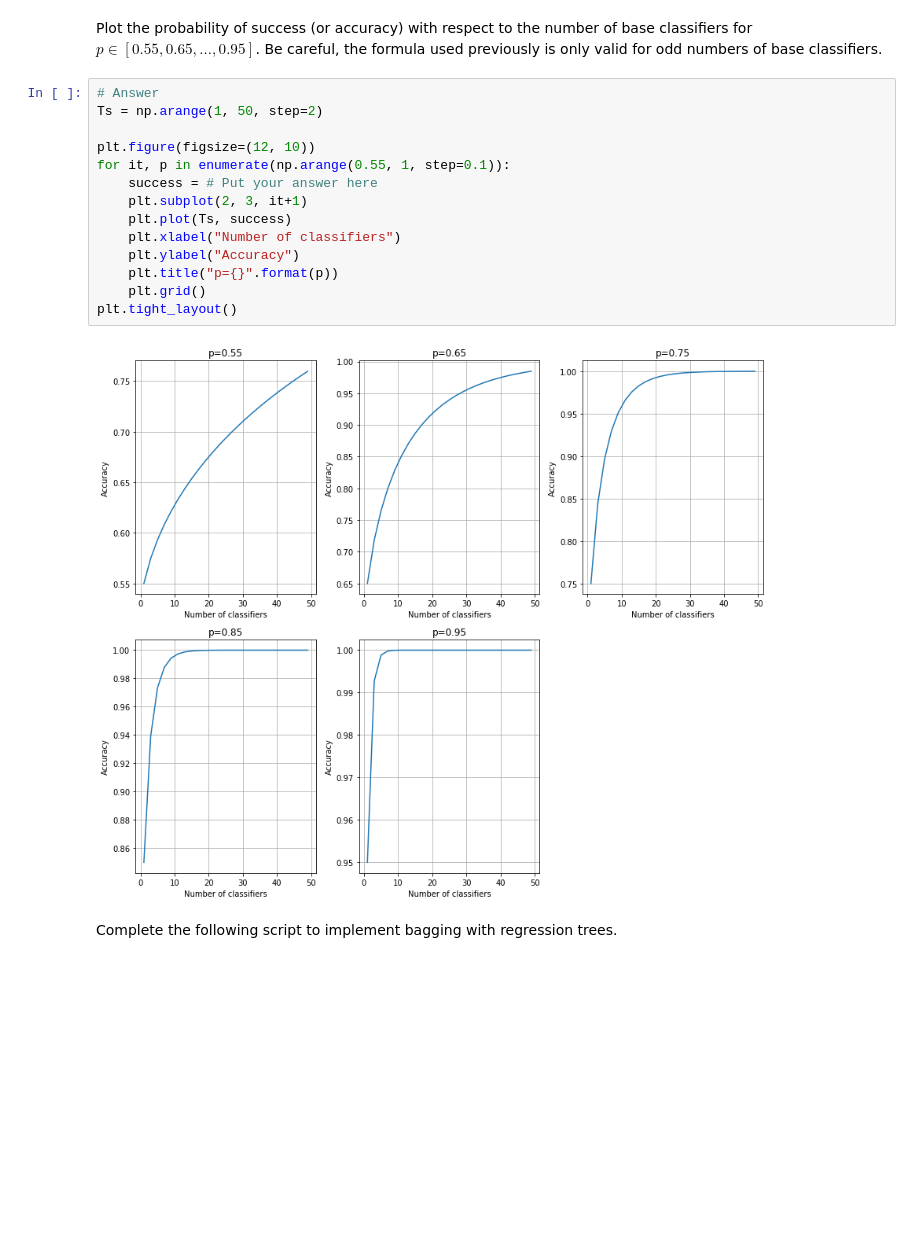
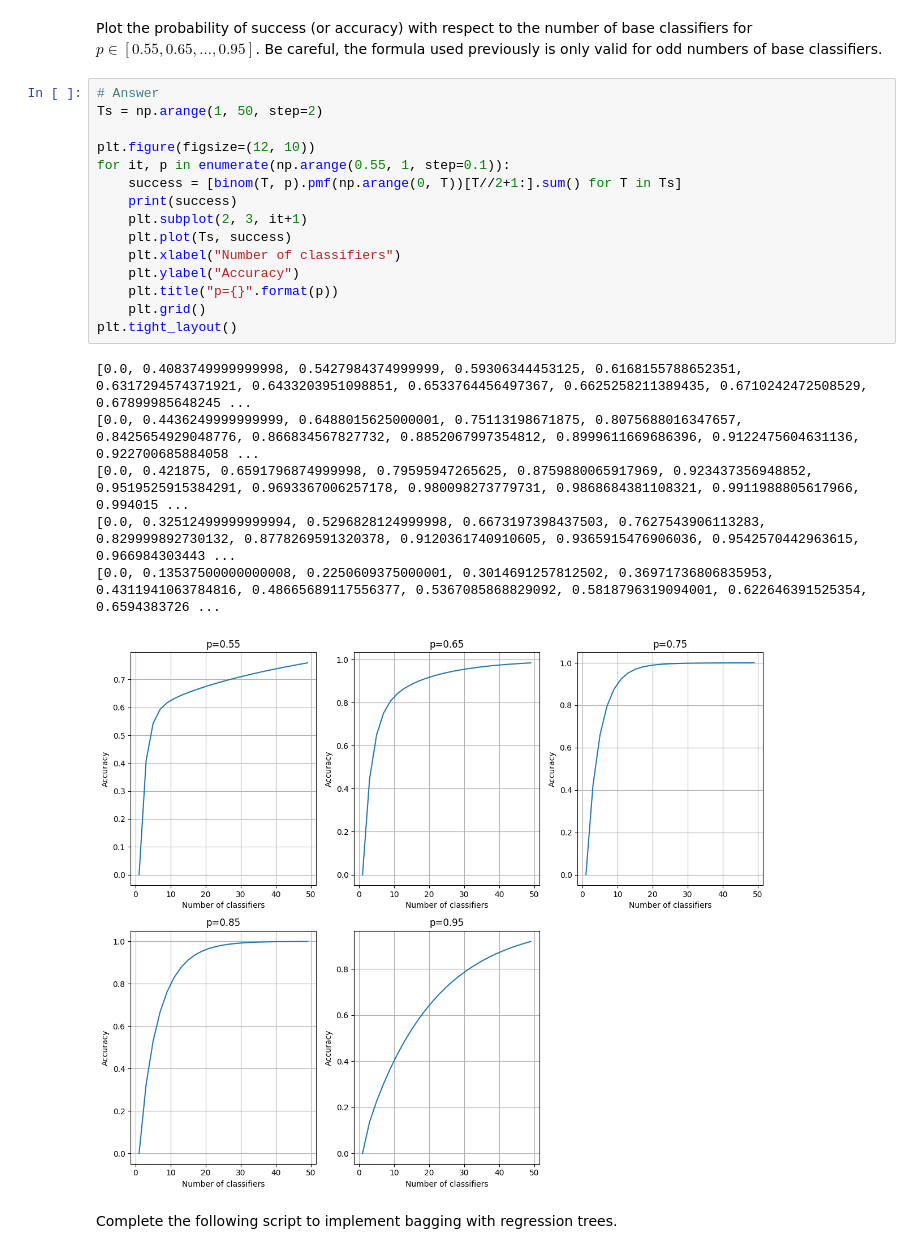
Before and after one commit to rousseam/KNearestNeighbors, a Jupyter notebook: Student_decision_ensemble_methods.ipynb, the cells around one changed output. Drawn from its saved outputs; the diff is of its cells as text; blank space fills up the shorter version.

```diff
--- a/Student_decision_ensemble_methods.ipynb
+++ b/Student_decision_ensemble_methods.ipynb
@@ -398,19 +398,25 @@ Be careful, the formula used previously is only valid for odd numbers of base cl
 # %%
 # Answer
 Ts = np.arange(1, 50, step=2)
 
 plt.figure(figsize=(12, 10))
 for it, p in enumerate(np.arange(0.55, 1, step=0.1)):
-    success = # Put your answer here
+    success = [binom(T, p).pmf(np.arange(0, T))[T//2+1:].sum() for T in Ts]
+    print(success)
     plt.subplot(2, 3, it+1)
     plt.plot(Ts, success)
     plt.xlabel("Number of classifiers")
     plt.ylabel("Accuracy")
     plt.title("p={}".format(p))
     plt.grid()
 plt.tight_layout()
 # %% [output]
+[0.0, 0.4083749999999998, 0.5427984374999999, 0.59306344453125, 0.6168155788652351, 0.6317294574371921, 0.6433203951098851, 0.6533764456497367, 0.6625258211389435, 0.6710242472508529, 0.67899985648245 ...
+[0.0, 0.4436249999999999, 0.6488015625000001, 0.75113198671875, 0.8075688016347657, 0.8425654929048776, 0.866834567827732, 0.8852067997354812, 0.8999611669686396, 0.9122475604631136, 0.922700685884058 ...
+[0.0, 0.421875, 0.6591796874999998, 0.79595947265625, 0.8759880065917969, 0.923437356948852, 0.9519525915384291, 0.9693367006257178, 0.980098273779731, 0.9868684381108321, 0.9911988805617966, 0.994015 ...
+[0.0, 0.32512499999999994, 0.5296828124999998, 0.6673197398437503, 0.7627543906113283, 0.829999892730132, 0.8778269591320378, 0.9120361740910605, 0.9365915476906036, 0.9542570442963615, 0.966984303443 ...
+[0.0, 0.13537500000000008, 0.2250609375000001, 0.3014691257812502, 0.36971736806835953, 0.4311941063784816, 0.48665689117556377, 0.5367085868829092, 0.5818796319094001, 0.622646391525354, 0.6594383726 ...
-[figure, old version]
+[figure, new version]
 # %% [markdown]
 Complete the following script to implement bagging with regression trees.
 # %%
```
Also changed, not shown: parts of 8 cells of this notebook.
